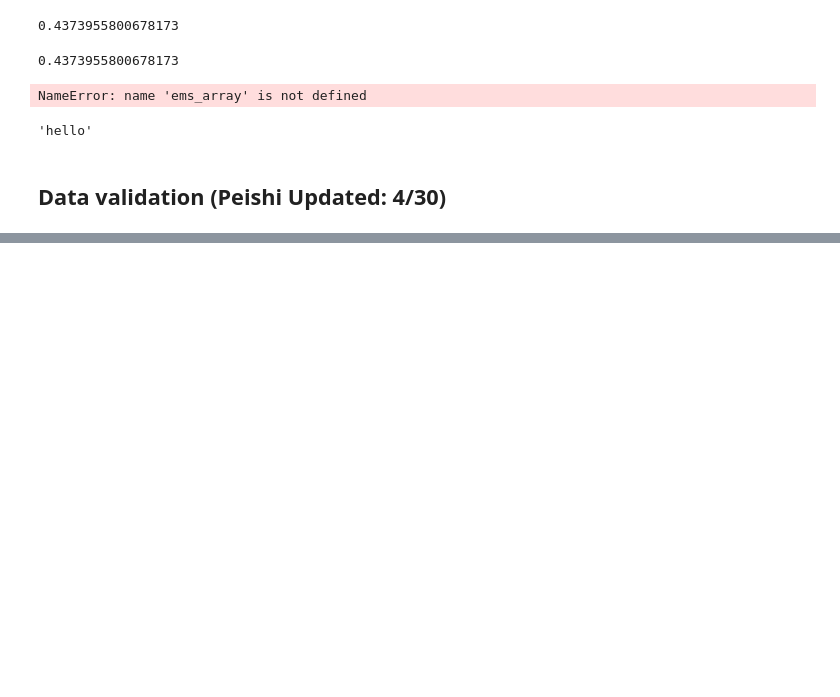
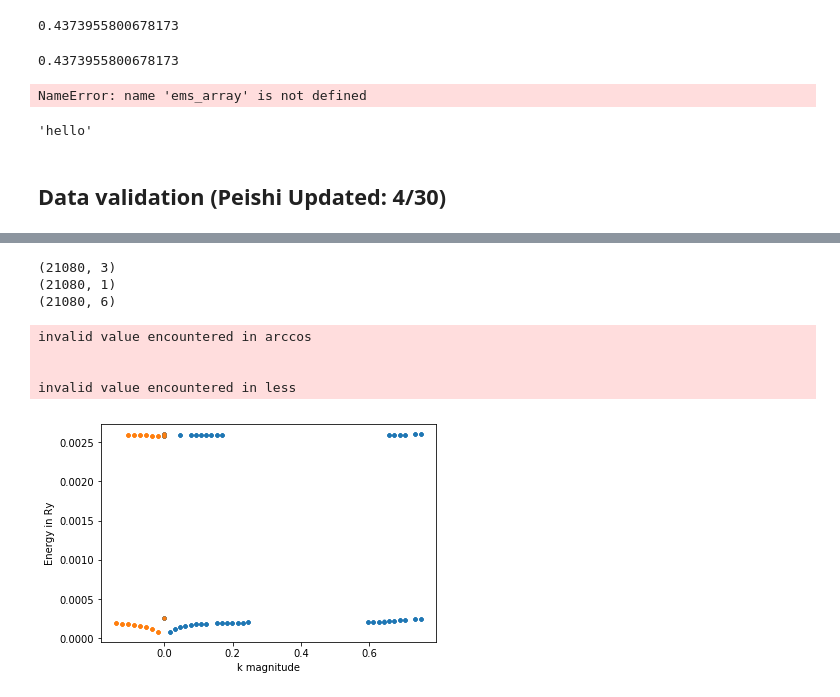
Before and after one commit to alexanderychoi/linear_boltzmann, a Jupyter notebook: data_processing_4_19.ipynb, the cells around one changed output, grey strips where cells are left out. Saved outputs shown, nothing was run; the diff lists cells and outputs as text; code cells hidden in the pictures; blank space fills up the shorter version.

```diff
--- a/data_processing_4_19.ipynb
+++ b/data_processing_4_19.ipynb
@@ -1310,0 +1307,71 @@ Text(0, 0.5, 'Energy in Ry')
+# %%
+# plot_bandstructure(edit_cart_qpts_df, enq_df)
+kpts = cart_kpts_df
+enk = enk_df
+
+kpts = edit_cart_qpts_df
+enk = enq_df
+
+a = 5.556 #[A]
+b1 = (2*np.pi/a) * np.array([1, -1, 1])
+b2 = (2*np.pi/a) * np.array([1, 1, -1])
+b3 = (2*np.pi/a) * np.array([-1, 1, 1])
+
+# L point in BZ is given by 0.5*b1 + 0.5*b2 + 0.5*b3
+# X point in BZ is given by 0.5*b2 + 0.5*b3
+lpoint = 0.5 * (b1 + b2 + b3)
+xpoint = 0.5 * (b2 + b3)
+
+# We can find kpoints along a path just by considering a dot product with lpoint and xpoint vectors.
+# Any kpoints with angle smaller than some tolerance are considered on the path and we can plot their corresponding frequencies
+deg2rad = 2*np.pi/360
+ang_tol = 1 * deg2rad  # 1 degree in radians
+
+kptsonly = np.array(kpts[['kx [1/A]', 'ky [1/A]', 'kz [1/A]']]) / (2*np.pi/a)
+kptsmag = np.linalg.norm(kptsonly, axis=1)[:, np.newaxis]
+
+print(kptsonly.shape)
+print(kptsmag.shape)
+
+dot_l = np.zeros(len(kpts))
+dot_x = np.zeros(len(kpts))
+
+# Separate assignment for gamma point to avoid divide by zero error
+nongamma = kptsmag!=0
+dot_l[np.squeeze(nongamma)] = np.divide(np.dot(kptsonly, lpoint[:, np.newaxis])[nongamma], kptsmag[nongamma]) / np.linalg.norm(lpoint)
+dot_x[np.squeeze(nongamma)] = np.divide(np.dot(kptsonly, xpoint[:, np.newaxis])[nongamma], kptsmag[nongamma]) / np.linalg.norm(xpoint)
+dot_l[np.squeeze(kptsmag==0)] = 0
+dot_x[np.squeeze(kptsmag==0)] = 0
+
+lpath = np.logical_or(np.arccos(dot_l) < ang_tol, np.squeeze(kptsmag == 0))
+xpath = np.logical_or(np.arccos(dot_x) < ang_tol, np.squeeze(kptsmag == 0))
+
+# Need to reshape the energy dataframe for easy plotting if there are multiple bands
+enk_ra = np.array(enk.iloc[:,:])
+enk_ra.sort(axis=0)
+nk = int(np.max(enk_ra[:, 0]))  # nk = number of kpts = highest kpts index
+if np.mod(len(enk_ra), nk) != 0:
+    exit('Something is wack with the number of bands and kpoints in the array')
+else:
+    nb = int(len(enk_ra) / nk)
+enkonly = enk_ra[:, 2]
+enk_by_band = np.reshape(enkonly, (nk, nb), order='C')
+
+print(enk_by_band.shape)
+
+plt.figure()
+for b in range(nb):
+    plt.plot(kptsmag[lpath], enk_by_band[lpath, b], '.', color='C0')
+    plt.plot(-1*kptsmag[xpath], enk_by_band[xpath, b], '.', color='C1')
+plt.xlabel('k magnitude')
+plt.ylabel('Energy in Ry')
+plt.show()
+# %% [output]
+(21080, 3)
+(21080, 1)
+(21080, 6)
+invalid value encountered in arccos
+
+
+invalid value encountered in less
+[figure, added]
```
Also changed, not shown: parts of 9 cells of this notebook.
